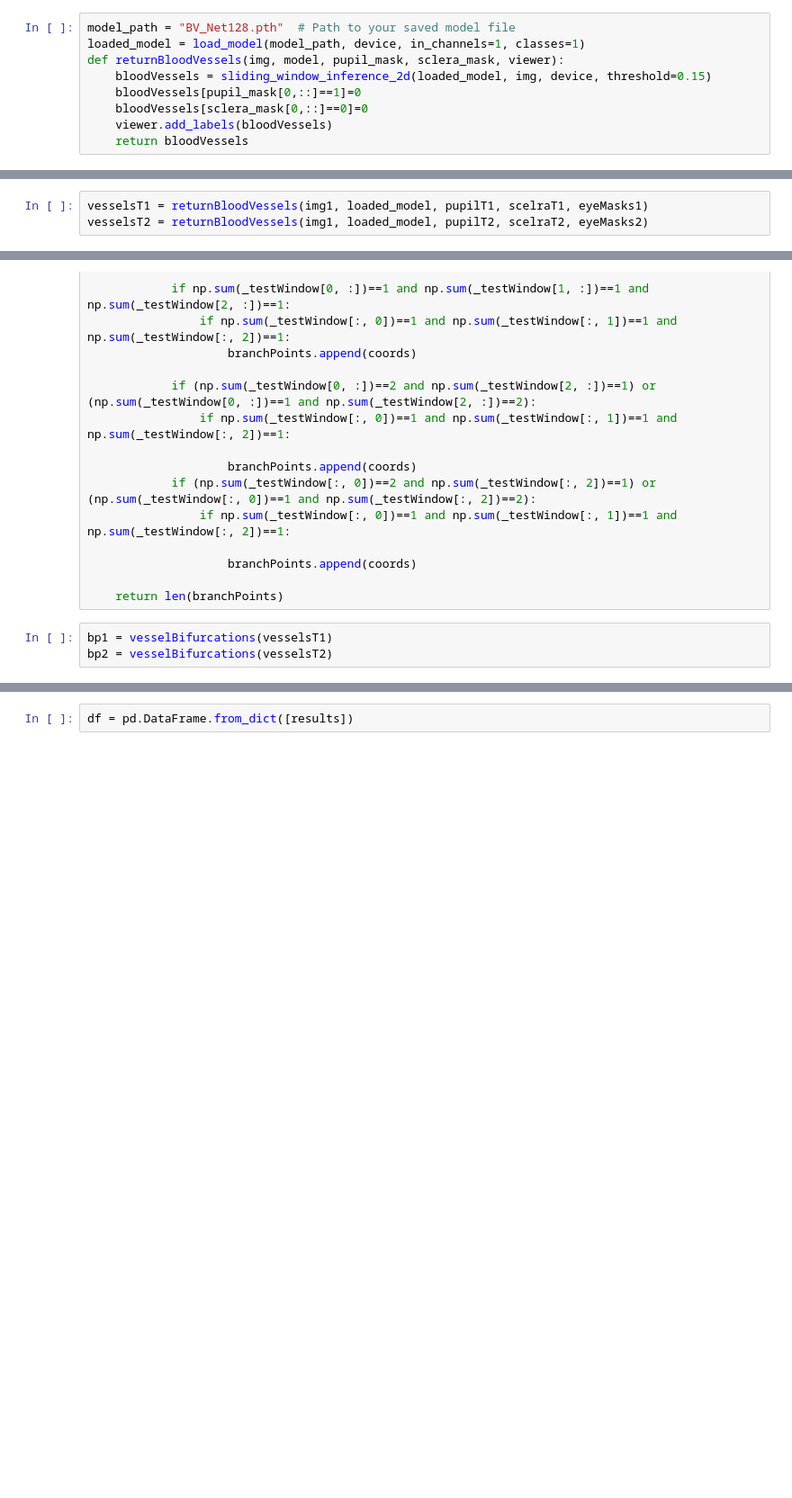
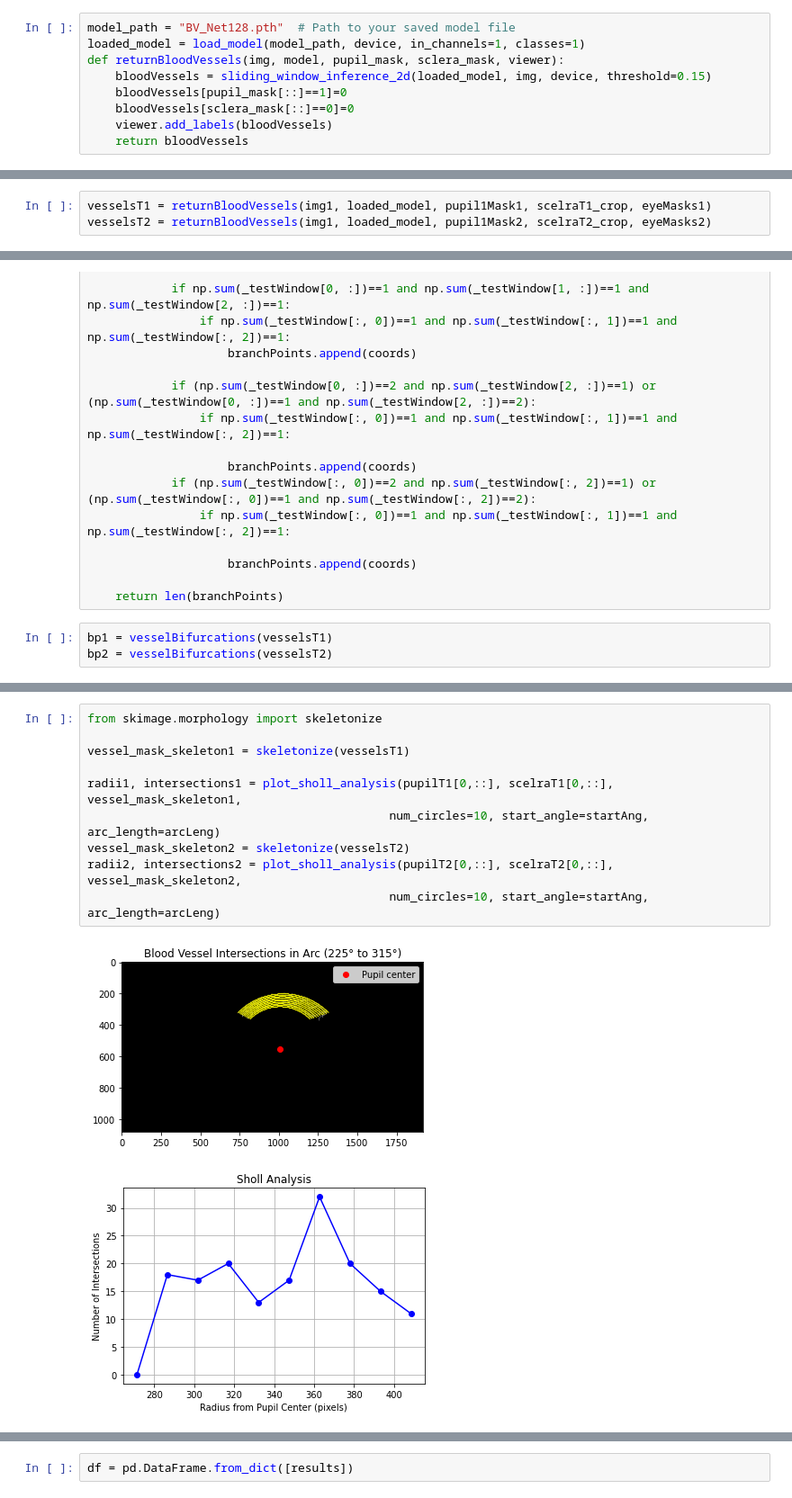
Before and after one commit to Peter-Hogg/vesselExtractor, a Jupyter notebook: VesselQuantBook.ipynb, the cells around one changed output, grey strips where cells are left out. Shown at 90% size. Saved outputs shown, nothing was run; the diff lists cells and outputs as text; blank space fills up the shorter version.

```diff
--- a/VesselQuantBook.ipynb
+++ b/VesselQuantBook.ipynb
@@ -192,13 +210,13 @@ model_path = "BV_Net128.pth"  # Path to your saved model file
 loaded_model = load_model(model_path, device, in_channels=1, classes=1)
 def returnBloodVessels(img, model, pupil_mask, sclera_mask, viewer):
     bloodVessels = sliding_window_inference_2d(loaded_model, img, device, threshold=0.15)
-    bloodVessels[pupil_mask[0,::]==1]=0
-    bloodVessels[sclera_mask[0,::]==0]=0
+    bloodVessels[pupil_mask[::]==1]=0
+    bloodVessels[sclera_mask[::]==0]=0
     viewer.add_labels(bloodVessels)
     return bloodVessels
 # %% [output]
 Model loaded from BV_Net128.pth
 # %%
-vesselsT1 = returnBloodVessels(img1, loaded_model, pupilT1, scelraT1, eyeMasks1)
-vesselsT2 = returnBloodVessels(img1, loaded_model, pupilT2, scelraT2, eyeMasks2)
+vesselsT1 = returnBloodVessels(img1, loaded_model, pupil1Mask1, scelraT1_crop, eyeMasks1)
+vesselsT2 = returnBloodVessels(img1, loaded_model, pupil1Mask2, scelraT2_crop, eyeMasks2)
 # %%
@@ -270,0 +294,13 @@ average_color2, red_ratio2, red_percentage2 = quantify_redness(img2, vesselsT2)
+# %%
+from skimage.morphology import skeletonize
+
+vessel_mask_skeleton1 = skeletonize(vesselsT1)
+
+radii1, intersections1 = plot_sholl_analysis(pupilT1[0,::], scelraT1[0,::], vessel_mask_skeleton1,
+                                           num_circles=10, start_angle=startAng, arc_length=arcLeng)
+vessel_mask_skeleton2 = skeletonize(vesselsT2)
+radii2, intersections2 = plot_sholl_analysis(pupilT2[0,::], scelraT2[0,::], vessel_mask_skeleton2,
+                                           num_circles=10, start_angle=startAng, arc_length=arcLeng)
+# %% [output]
+[figure, added]
+[figure, added]
```
Also changed, not shown: parts of 13 cells of this notebook, 1 other file.
